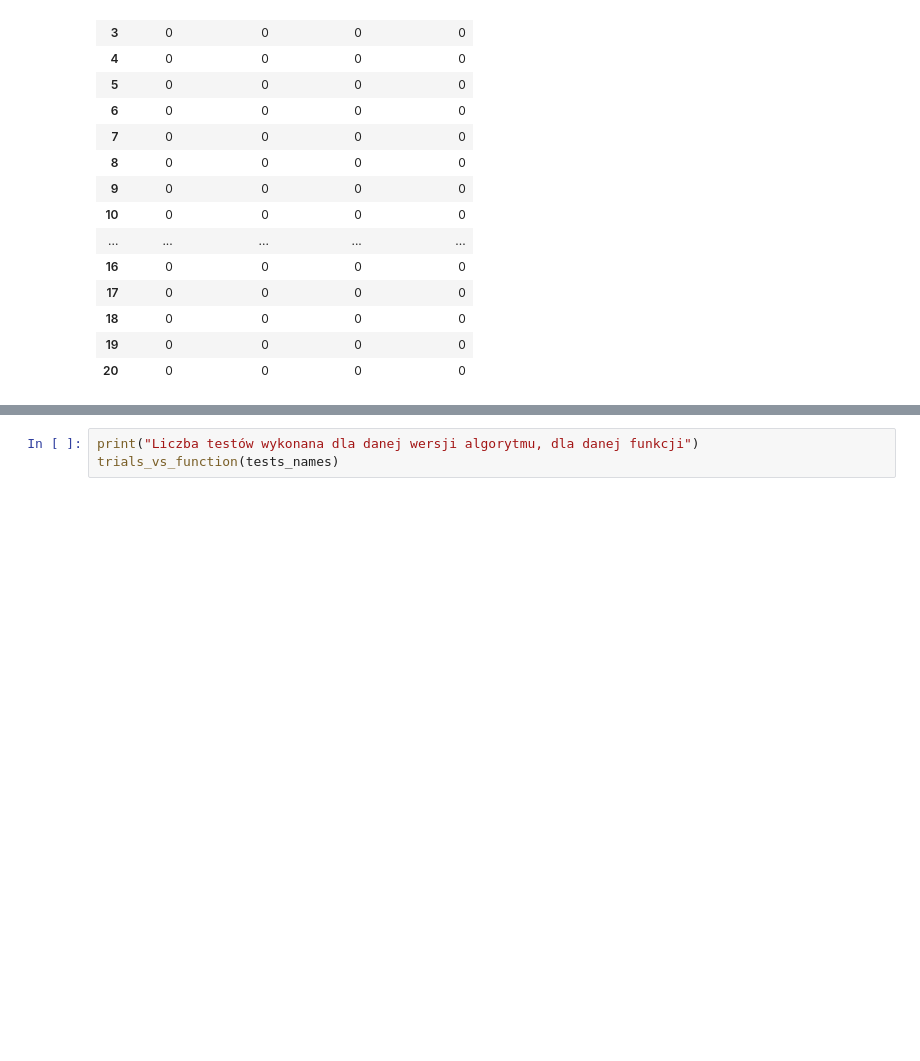
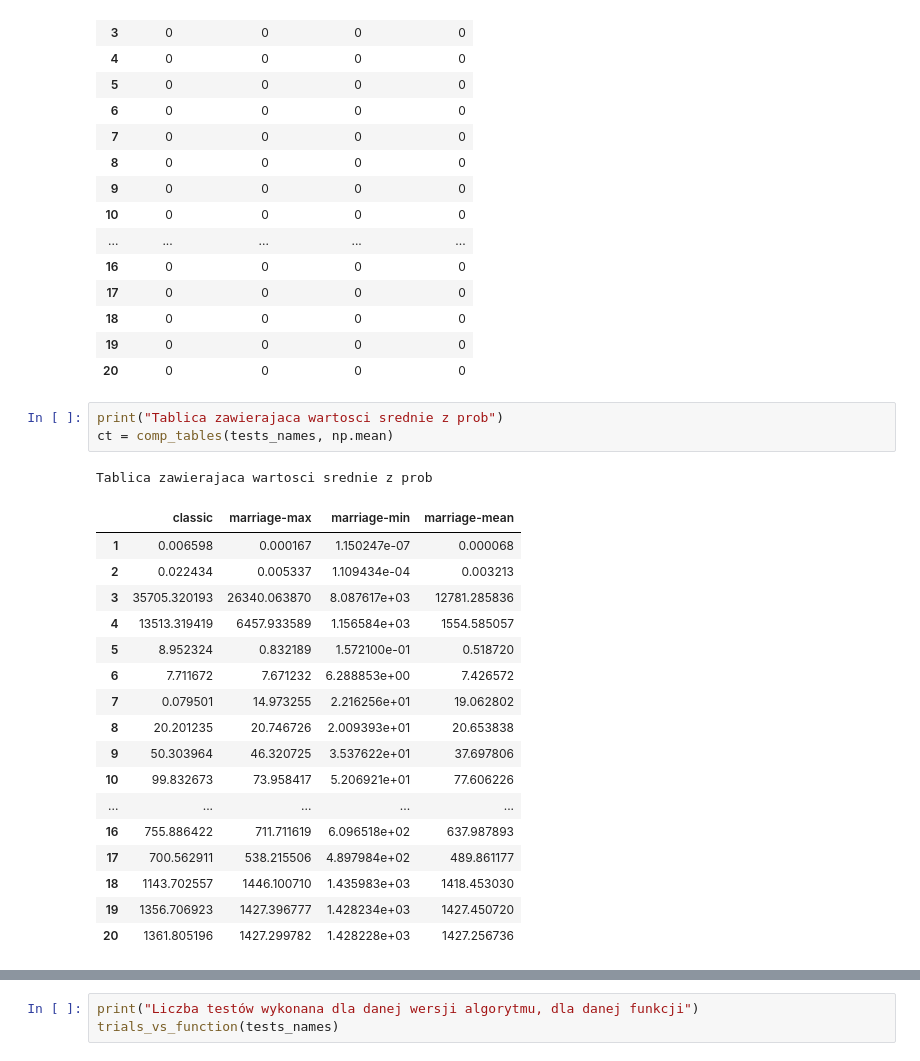
Before and after one commit to maciej3031/evolutionary_algorithm, a Jupyter notebook: Tests_analysis.ipynb, the cells around one changed output, grey strips where cells are left out. Drawn from its saved outputs; the diff is of its cells as text; blank space fills up the shorter version.

Commit message:
means and mins tabs

```diff
--- a/Tests_analysis.ipynb
+++ b/Tests_analysis.ipynb
@@ -303,3 +303,25 @@ Odnajdowanie optymalnego rozwiązania
 | 18 | 0 | 0 | 0 | 0 |
 | 19 | 0 | 0 | 0 | 0 |
 | 20 | 0 | 0 | 0 | 0 |
+# %%
+print("Tablica zawierajaca wartosci srednie z prob")
+ct = comp_tables(tests_names, np.mean)
+# %% [output]
+Tablica zawierajaca wartosci srednie z prob
+|  | classic | marriage-max | marriage-min | marriage-mean |
+| 1 | 0.006598 | 0.000167 | 1.150247e-07 | 0.000068 |
+| 2 | 0.022434 | 0.005337 | 1.109434e-04 | 0.003213 |
+| 3 | 35705.320193 | 26340.063870 | 8.087617e+03 | 12781.285836 |
+| 4 | 13513.319419 | 6457.933589 | 1.156584e+03 | 1554.585057 |
+| 5 | 8.952324 | 0.832189 | 1.572100e-01 | 0.518720 |
+| 6 | 7.711672 | 7.671232 | 6.288853e+00 | 7.426572 |
+| 7 | 0.079501 | 14.973255 | 2.216256e+01 | 19.062802 |
+| 8 | 20.201235 | 20.746726 | 2.009393e+01 | 20.653838 |
+| 9 | 50.303964 | 46.320725 | 3.537622e+01 | 37.697806 |
+| 10 | 99.832673 | 73.958417 | 5.206921e+01 | 77.606226 |
+| ... | ... | ... | ... | ... |
+| 16 | 755.886422 | 711.711619 | 6.096518e+02 | 637.987893 |
+| 17 | 700.562911 | 538.215506 | 4.897984e+02 | 489.861177 |
+| 18 | 1143.702557 | 1446.100710 | 1.435983e+03 | 1418.453030 |
+| 19 | 1356.706923 | 1427.396777 | 1.428234e+03 | 1427.450720 |
+| 20 | 1361.805196 | 1427.299782 | 1.428228e+03 | 1427.256736 |
```
Also changed, not shown: parts of 1 cell of this notebook.
